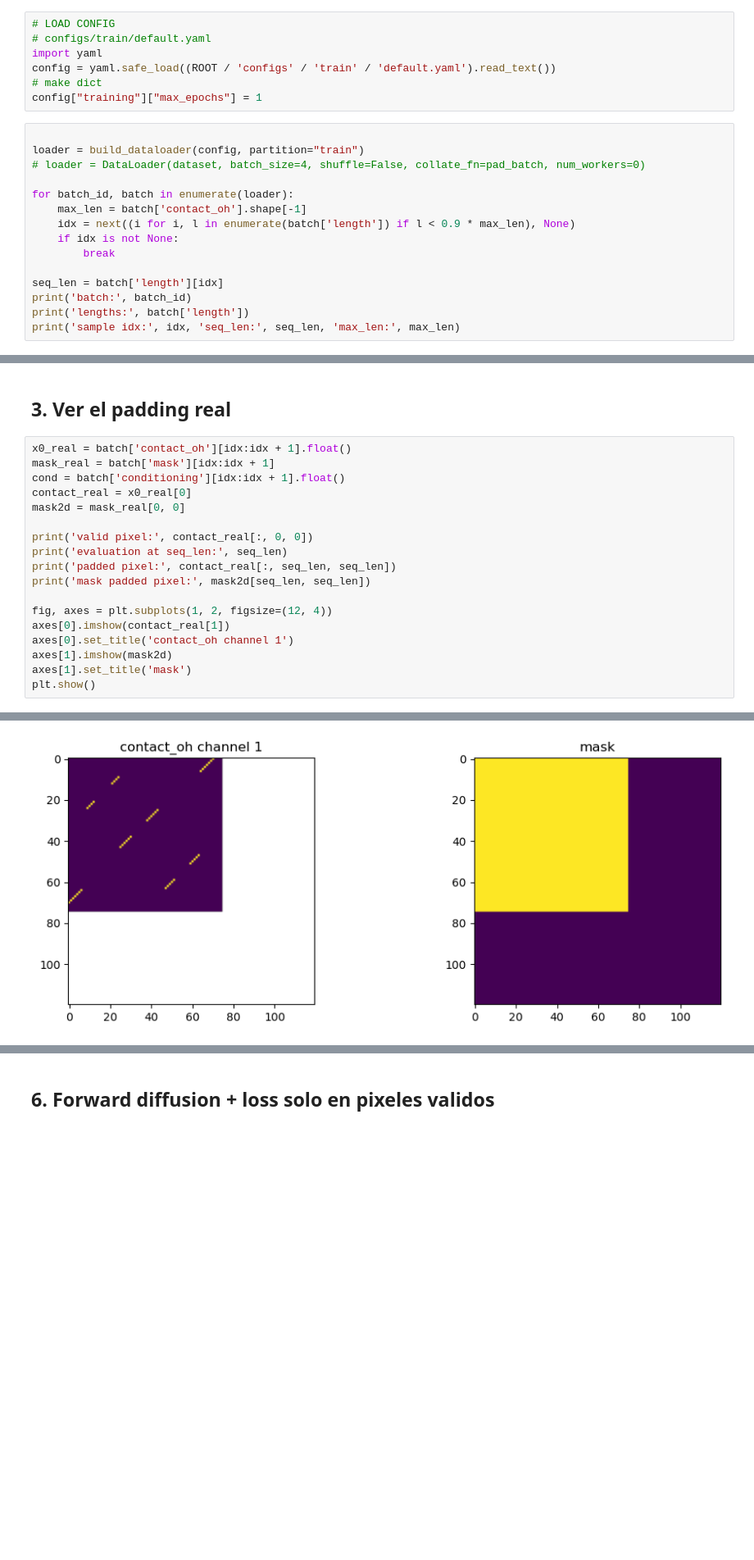
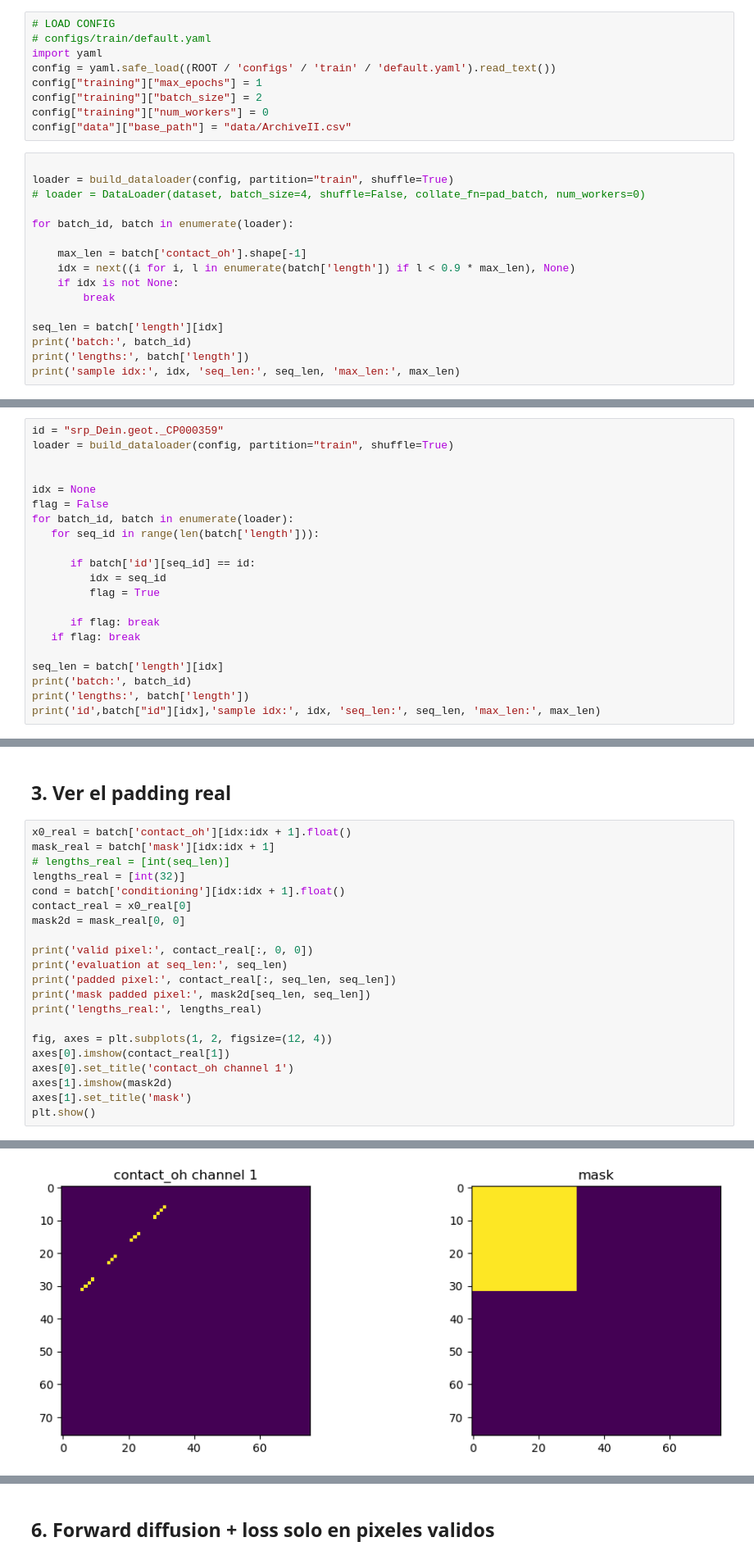
Before and after one commit to gkulemeyer/RNADiffusion, a Jupyter notebook: archive/fix_padding2.ipynb, the cells around one changed output, grey strips where cells are left out. Shown at 82% size. Drawn from its saved outputs; the diff is of its cells as text; blank space fills up the shorter version.

```diff
--- a/archive/fix_padding2.ipynb
+++ b/archive/fix_padding2.ipynb
@@ -546,14 +45,17 @@ tr.set_printoptions(precision=4, sci_mode=False)
 # configs/train/default.yaml
 import yaml
 config = yaml.safe_load((ROOT / 'configs' / 'train' / 'default.yaml').read_text())
-# make dict
 config["training"]["max_epochs"] = 1
+config["training"]["batch_size"] = 2
+config["training"]["num_workers"] = 0
+config["data"]["base_path"] = "data/ArchiveII.csv"
 # %%
 
-loader = build_dataloader(config, partition="train")
+loader = build_dataloader(config, partition="train", shuffle=True)
 # loader = DataLoader(dataset, batch_size=4, shuffle=False, collate_fn=pad_batch, num_workers=0)
 
 for batch_id, batch in enumerate(loader):
+
     max_len = batch['contact_oh'].shape[-1]
     idx = next((i for i, l in enumerate(batch['length']) if l < 0.9 * max_len), None)
     if idx is not None:
@@ -569,0 +72,21 @@ sample idx: 0 seq_len: 75 max_len: 120
+# %%
+id = "srp_Dein.geot._CP000359"
+loader = build_dataloader(config, partition="train", shuffle=True)
+
+
+idx = None
+flag = False
+for batch_id, batch in enumerate(loader):
+   for seq_id in range(len(batch['length'])):
+
+      if batch['id'][seq_id] == id:
+         idx = seq_id
+         flag = True
+
+      if flag: break
+   if flag: break
+
+seq_len = batch['length'][idx]
+print('batch:', batch_id)
+print('lengths:', batch['length'])
+print('id',batch["id"][idx],'sample idx:', idx, 'seq_len:', seq_len, 'max_len:', max_len)
@@ -572,6 +99,8 @@ sample idx: 0 seq_len: 75 max_len: 120
 # %%
 x0_real = batch['contact_oh'][idx:idx + 1].float()
 mask_real = batch['mask'][idx:idx + 1]
+# lengths_real = [int(seq_len)]
+lengths_real = [int(32)]
 cond = batch['conditioning'][idx:idx + 1].float()
 contact_real = x0_real[0]
 mask2d = mask_real[0, 0]
@@ -580,6 +109,7 @@ print('valid pixel:', contact_real[:, 0, 0])
 print('evaluation at seq_len:', seq_len)
 print('padded pixel:', contact_real[:, seq_len, seq_len])
 print('mask padded pixel:', mask2d[seq_len, seq_len])
+print('lengths_real:', lengths_real)
 
 fig, axes = plt.subplots(1, 2, figsize=(12, 4))
 axes[0].imshow(contact_real[1])
@@ -595,2 +126,2 @@ mask padded pixel: tensor(False)
-[figure, old version]
+[figure, new version]
 # %% [markdown]
```
Also changed, not shown: parts of 33 cells of this notebook, 15 other files.
